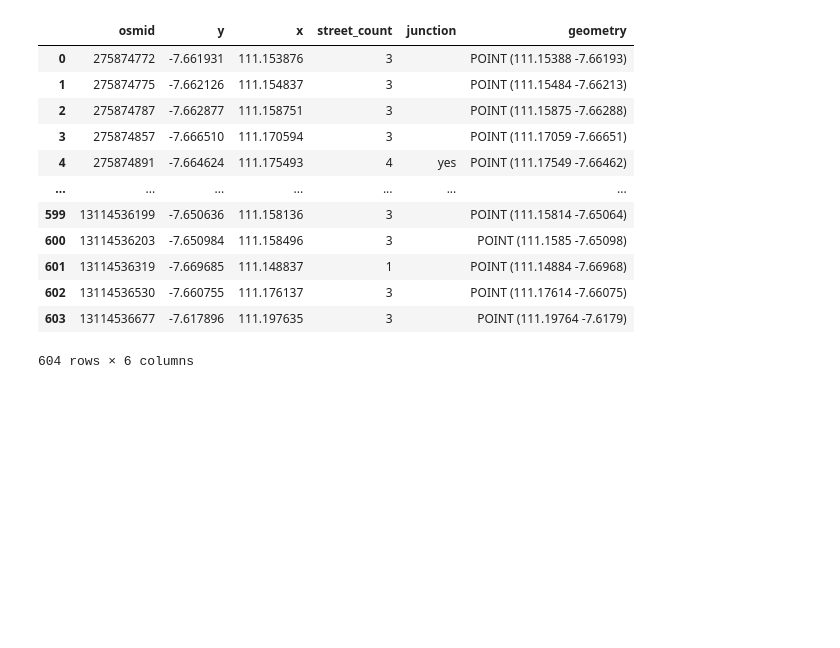
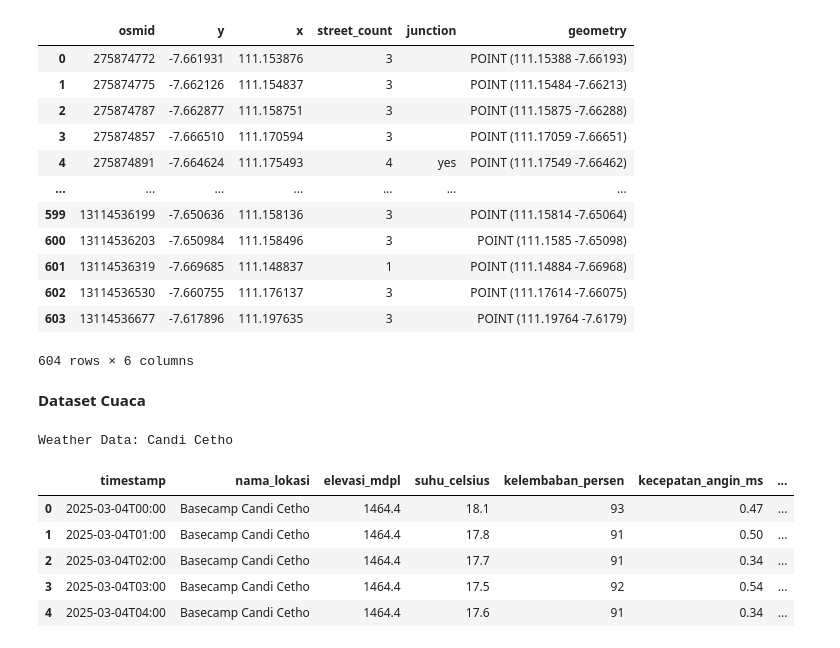
Before and after one commit to hannnzu/Lawu-Geo-Tracker, a Jupyter notebook: Lawu_Geo_Tracker.ipynb, the cells around one changed output. Cells and saved outputs as stored; diff of their text form; code cells hidden in the pictures; blank space fills up the shorter version.

```diff
--- a/Lawu_Geo_Tracker.ipynb
+++ b/Lawu_Geo_Tracker.ipynb
@@ -439,3 +721,5 @@ display(lawu_geojson)
 | 602 | 13114536530 | -7.660755 | 111.176137 | 3 |  | POINT (111.17614 -7.66075) |
 | 603 | 13114536677 | -7.617896 | 111.197635 | 3 |  | POINT (111.19764 -7.6179) |
 604 rows × 6 columns
+# %% [markdown]
+**Dataset Cuaca**
@@ -441,0 +733,11 @@ display(lawu_geojson)
+# %%
+print('Weather Data: Candi Cetho')
+display(weather_cetho.head())
+# %% [output]
+Weather Data: Candi Cetho
+|  | timestamp | nama_lokasi | elevasi_mdpl | suhu_celsius | kelembaban_persen | kecepatan_angin_ms | ... |
+| 0 | 2025-03-04T00:00 | Basecamp Candi Cetho | 1464.4 | 18.1 | 93 | 0.47 | ... |
+| 1 | 2025-03-04T01:00 | Basecamp Candi Cetho | 1464.4 | 17.8 | 91 | 0.50 | ... |
+| 2 | 2025-03-04T02:00 | Basecamp Candi Cetho | 1464.4 | 17.7 | 91 | 0.34 | ... |
+| 3 | 2025-03-04T03:00 | Basecamp Candi Cetho | 1464.4 | 17.5 | 92 | 0.54 | ... |
+| 4 | 2025-03-04T04:00 | Basecamp Candi Cetho | 1464.4 | 17.6 | 91 | 0.34 | ... |
```
Also changed, not shown: parts of 38 cells of this notebook.
